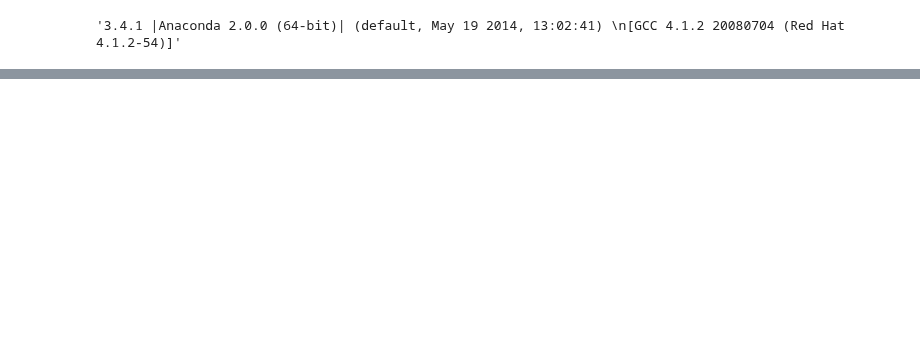
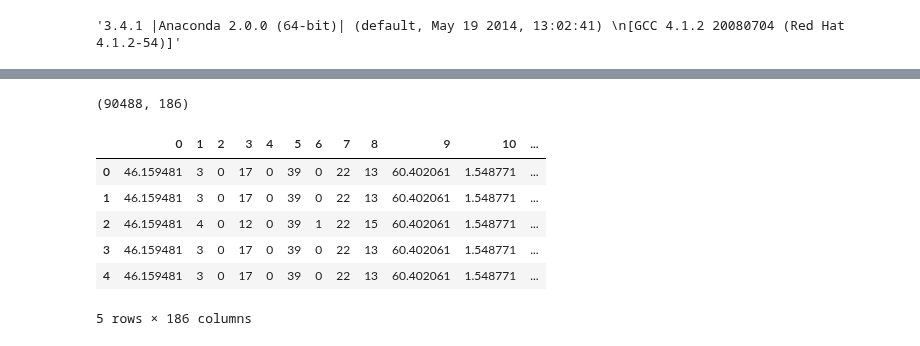
Before and after one commit to 5x5x5x5/kin, a Jupyter notebook: ShuffleandSplit.ipynb, the cells around one changed output, grey strips where cells are left out. Cells and saved outputs as stored; diff of their text form; code cells hidden in the pictures; blank space fills up the shorter version.

```diff
--- a/ShuffleandSplit.ipynb
+++ b/ShuffleandSplit.ipynb
@@ -130,0 +263,16 @@ sys.version
+# %%
+Xtrain = pd.merge(xtr, ytr, how='outer')
+# %%
+Xtrain.shape
+# %% [output]
+(90488, 186)
+# %%
+Xtrain.head()
+# %% [output]
+|  | 0 | 1 | 2 | 3 | 4 | 5 | 6 | 7 | 8 | 9 | 10 | ... |
+| 0 | 46.159481 | 3 | 0 | 17 | 0 | 39 | 0 | 22 | 13 | 60.402061 | 1.548771 | ... |
+| 1 | 46.159481 | 3 | 0 | 17 | 0 | 39 | 0 | 22 | 13 | 60.402061 | 1.548771 | ... |
+| 2 | 46.159481 | 4 | 0 | 12 | 0 | 39 | 1 | 22 | 15 | 60.402061 | 1.548771 | ... |
+| 3 | 46.159481 | 3 | 0 | 17 | 0 | 39 | 0 | 22 | 13 | 60.402061 | 1.548771 | ... |
+| 4 | 46.159481 | 3 | 0 | 17 | 0 | 39 | 0 | 22 | 13 | 60.402061 | 1.548771 | ... |
+5 rows × 186 columns
```
Also changed, not shown: parts of 16 cells of this notebook.
